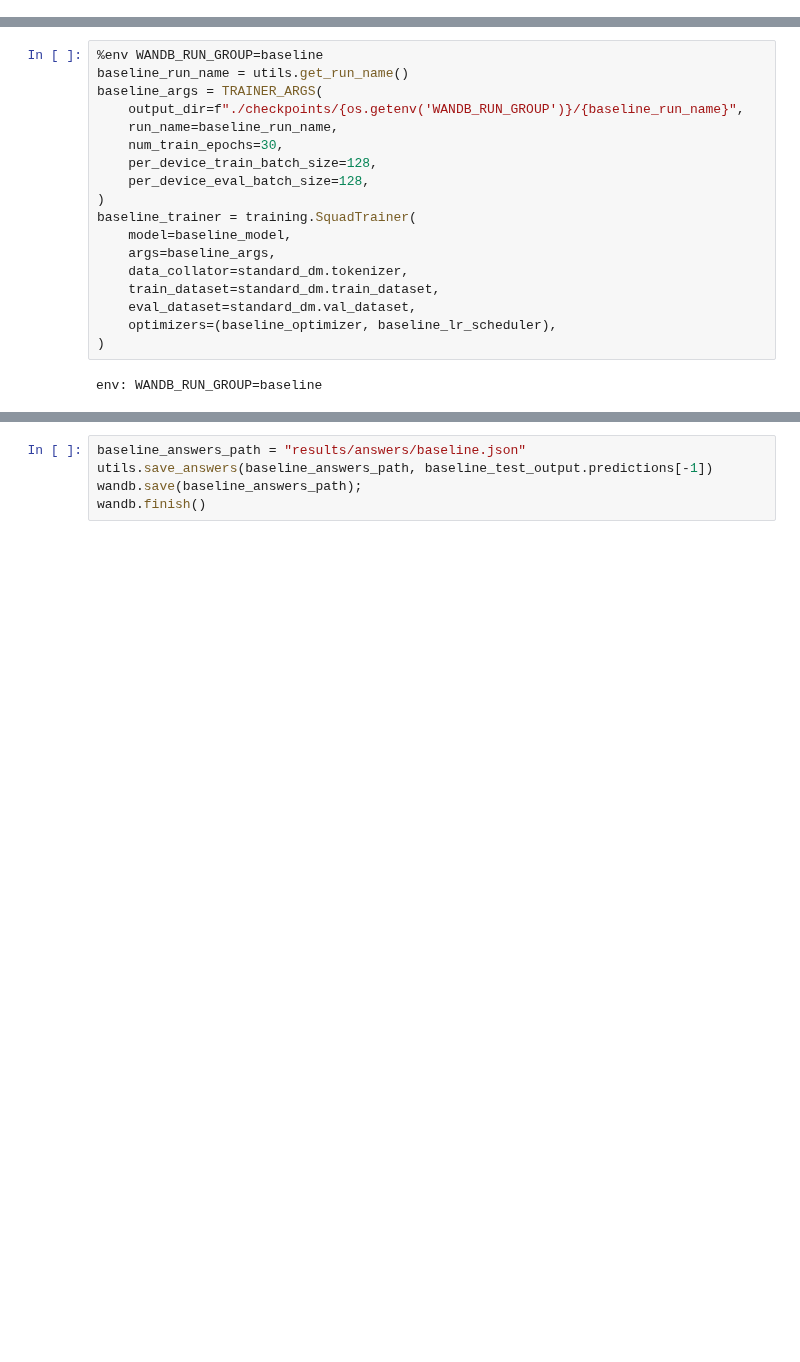
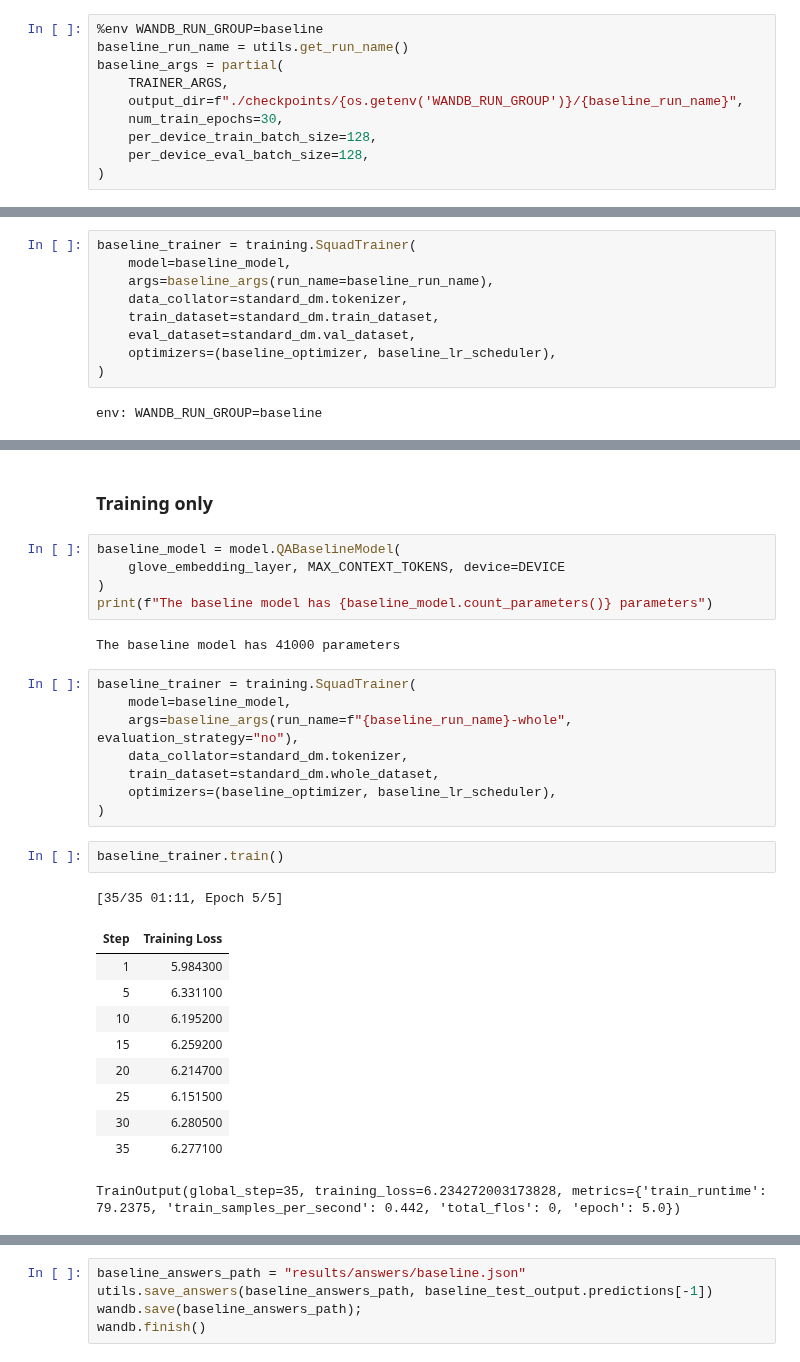
Before and after one commit to Wadaboa/squad-question-answering, a Jupyter notebook: main.ipynb, the cells around one changed output, grey strips where cells are left out. Saved outputs shown, nothing was run; the diff lists cells and outputs as text; blank space fills up the shorter version.

Commit message:
:sparkles: add whole training / fix wandb logs

```diff
--- a/main.ipynb
+++ b/main.ipynb
@@ -224,0 +228,10 @@ TRAINER_ARGS = utils.get_default_trainer_args()
+# %%
+%env WANDB_RUN_GROUP=baseline
+baseline_run_name = utils.get_run_name()
+baseline_args = partial(
+    TRAINER_ARGS,
+    output_dir=f"./checkpoints/{os.getenv('WANDB_RUN_GROUP')}/{baseline_run_name}",
+    num_train_epochs=30,
+    per_device_train_batch_size=128,
+    per_device_eval_batch_size=128,
+)
@@ -235,16 +249,7 @@ baseline_lr_scheduler = transformers.get_constant_schedule(baseline_optimizer)
 # %%
-%env WANDB_RUN_GROUP=baseline
-baseline_run_name = utils.get_run_name()
-baseline_args = TRAINER_ARGS(
-    output_dir=f"./checkpoints/{os.getenv('WANDB_RUN_GROUP')}/{baseline_run_name}",
-    run_name=baseline_run_name,
-    num_train_epochs=30,
-    per_device_train_batch_size=128,
-    per_device_eval_batch_size=128,
-)
 baseline_trainer = training.SquadTrainer(
     model=baseline_model,
-    args=baseline_args,
+    args=baseline_args(run_name=baseline_run_name),
     data_collator=standard_dm.tokenizer,
     train_dataset=standard_dm.train_dataset,
     eval_dataset=standard_dm.val_dataset,
@@ -256,0 +271,31 @@ baseline_trainer.train()
+# %% [markdown]
+### Training only
+# %%
+baseline_model = model.QABaselineModel(
+    glove_embedding_layer, MAX_CONTEXT_TOKENS, device=DEVICE
+)
+print(f"The baseline model has {baseline_model.count_parameters()} parameters")
+# %% [output]
+The baseline model has 41000 parameters
+# %%
+baseline_trainer = training.SquadTrainer(
+    model=baseline_model,
+    args=baseline_args(run_name=f"{baseline_run_name}-whole", evaluation_strategy="no"),
+    data_collator=standard_dm.tokenizer,
+    train_dataset=standard_dm.whole_dataset,
+    optimizers=(baseline_optimizer, baseline_lr_scheduler),
+)
+# %%
+baseline_trainer.train()
+# %% [output]
+[35/35 01:11, Epoch 5/5]
+| Step | Training Loss |
+| 1 | 5.984300 |
+| 5 | 6.331100 |
+| 10 | 6.195200 |
+| 15 | 6.259200 |
+| 20 | 6.214700 |
+| 25 | 6.151500 |
+| 30 | 6.280500 |
+| 35 | 6.277100 |
+TrainOutput(global_step=35, training_loss=6.234272003173828, metrics={'train_runtime': 79.2375, 'train_samples_per_second': 0.442, 'total_flos': 0, 'epoch': 5.0})
```
Also changed, not shown: parts of 42 cells of this notebook, 5 other files.
